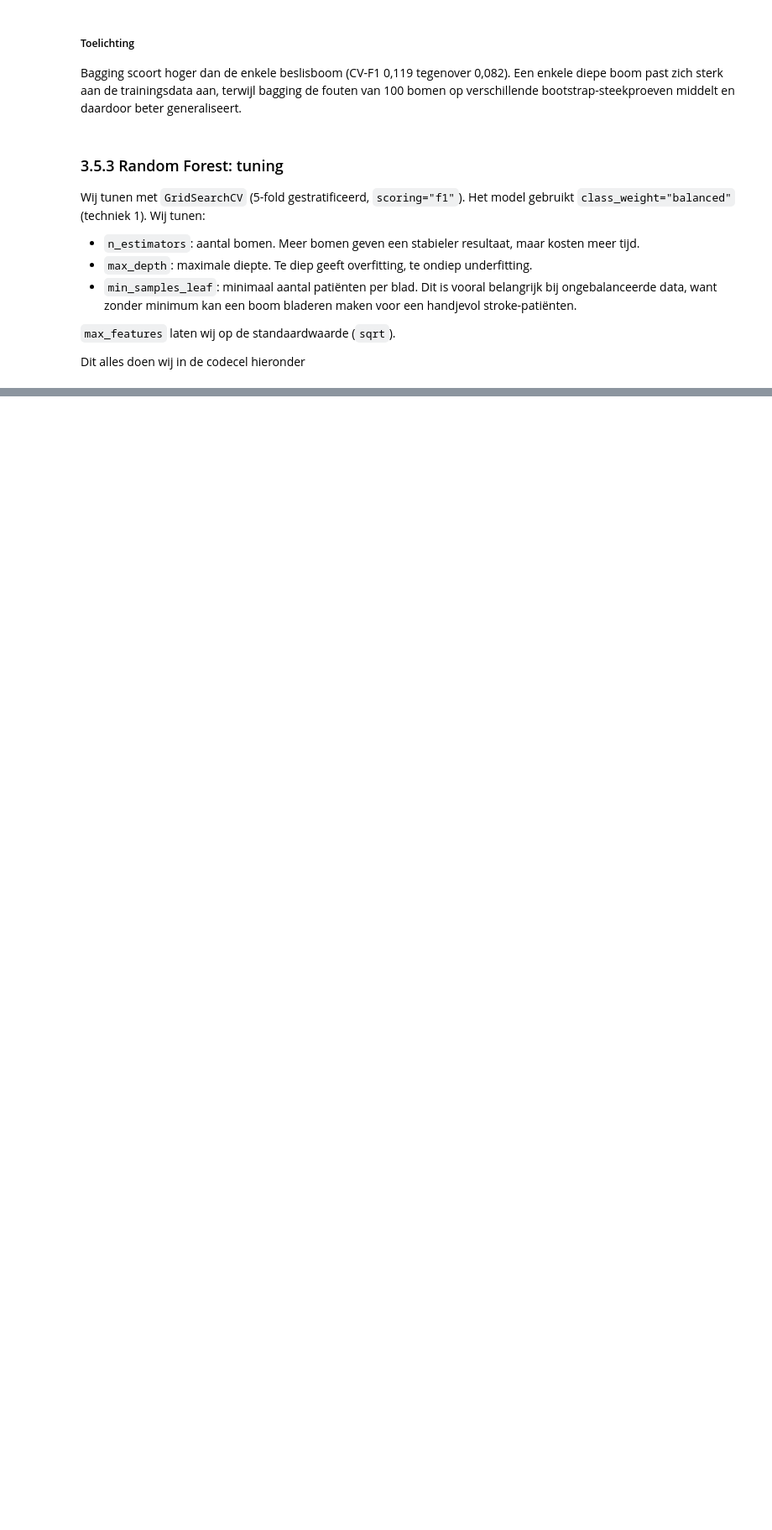
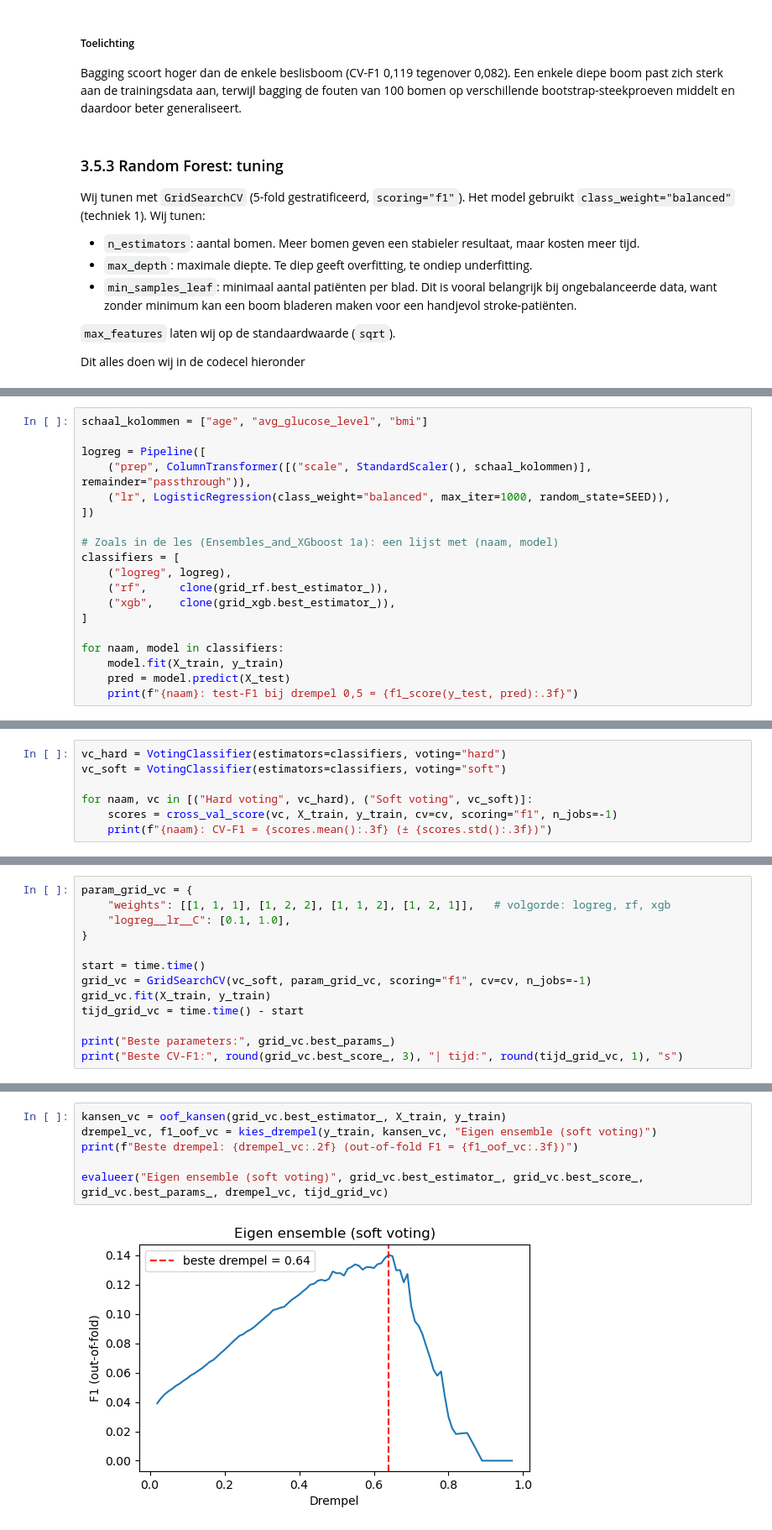
Before and after one commit to AlishaSR2k5/Machine-Learning-Portfolio-1, a Jupyter notebook: portfolio_opdracht_stroke.ipynb, the cells around one changed output, grey strips where cells are left out. Shown at 84% size. Drawn from its saved outputs; the diff is of its cells as text; blank space fills up the shorter version.

```diff
--- a/portfolio_opdracht_stroke.ipynb
+++ b/portfolio_opdracht_stroke.ipynb
@@ -1074,0 +1188,19 @@ weighted avg      0.973     0.938     0.955      6710
+# %%
+schaal_kolommen = ["age", "avg_glucose_level", "bmi"]
+
+logreg = Pipeline([
+    ("prep", ColumnTransformer([("scale", StandardScaler(), schaal_kolommen)], remainder="passthrough")),
+    ("lr", LogisticRegression(class_weight="balanced", max_iter=1000, random_state=SEED)),
+])
+
+# Zoals in de les (Ensembles_and_XGboost 1a): een lijst met (naam, model)
+classifiers = [
+    ("logreg", logreg),
+    ("rf",     clone(grid_rf.best_estimator_)),
+    ("xgb",    clone(grid_xgb.best_estimator_)),
+]
+
+for naam, model in classifiers:
+    model.fit(X_train, y_train)
+    pred = model.predict(X_test)
+    print(f"{naam}: test-F1 bij drempel 0,5 = {f1_score(y_test, pred):.3f}")
@@ -1074,0 +1213,7 @@ weighted avg      0.973     0.938     0.955      6710
+# %%
+vc_hard = VotingClassifier(estimators=classifiers, voting="hard")
+vc_soft = VotingClassifier(estimators=classifiers, voting="soft")
+
+for naam, vc in [("Hard voting", vc_hard), ("Soft voting", vc_soft)]:
+    scores = cross_val_score(vc, X_train, y_train, cv=cv, scoring="f1", n_jobs=-1)
+    print(f"{naam}: CV-F1 = {scores.mean():.3f} (± {scores.std():.3f})")
@@ -1074,0 +1223,13 @@ weighted avg      0.973     0.938     0.955      6710
+# %%
+param_grid_vc = {
+    "weights": [[1, 1, 1], [1, 2, 2], [1, 1, 2], [1, 2, 1]],   # volgorde: logreg, rf, xgb
+    "logreg__lr__C": [0.1, 1.0],
+}
+
+start = time.time()
+grid_vc = GridSearchCV(vc_soft, param_grid_vc, scoring="f1", cv=cv, n_jobs=-1)
+grid_vc.fit(X_train, y_train)
+tijd_grid_vc = time.time() - start
+
+print("Beste parameters:", grid_vc.best_params_)
+print("Beste CV-F1:", round(grid_vc.best_score_, 3), "| tijd:", round(tijd_grid_vc, 1), "s")
@@ -1074,0 +1239,8 @@ weighted avg      0.973     0.938     0.955      6710
+# %%
+kansen_vc = oof_kansen(grid_vc.best_estimator_, X_train, y_train)
+drempel_vc, f1_oof_vc = kies_drempel(y_train, kansen_vc, "Eigen ensemble (soft voting)")
+print(f"Beste drempel: {drempel_vc:.2f} (out-of-fold F1 = {f1_oof_vc:.3f})")
+
+evalueer("Eigen ensemble (soft voting)", grid_vc.best_estimator_, grid_vc.best_score_, grid_vc.best_params_, drempel_vc, tijd_grid_vc)
+# %% [output]
+[figure, added]
```
Also changed, not shown: parts of 23 cells of this notebook, 4 other files.
